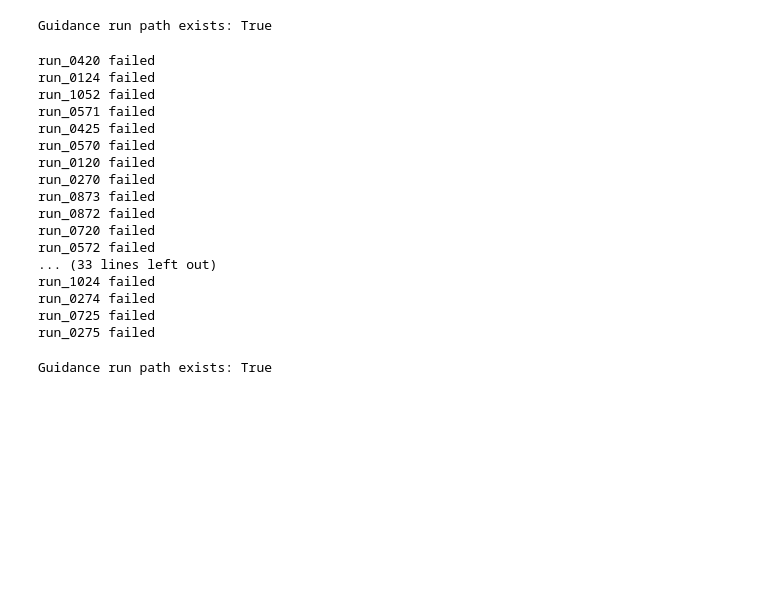
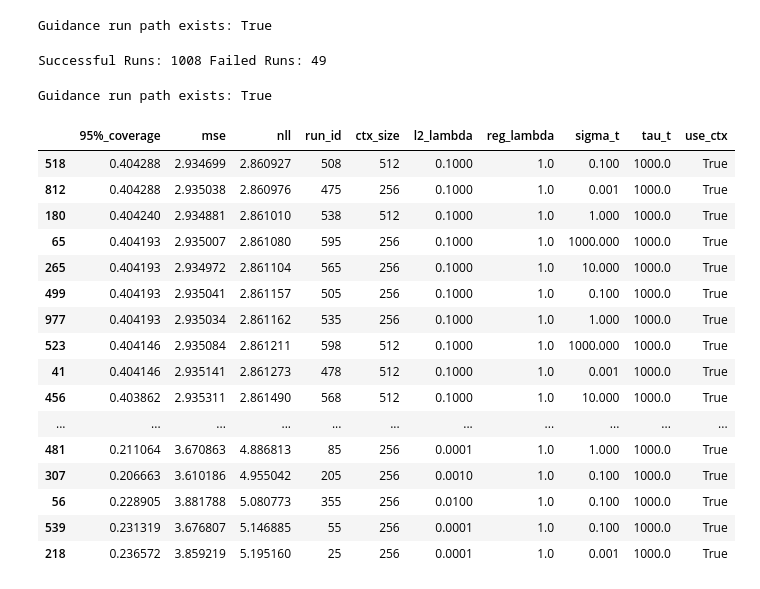
Before and after one commit to Detriatis/context-guided-diffusion, a Jupyter notebook: swiss_roll/data/data_exploration.ipynb, the cells around one changed output. Drawn from its saved outputs; the diff is of its cells as text; code cells hidden in the pictures; blank space fills up the shorter version.

```diff
--- a/swiss_roll/data/data_exploration.ipynb
+++ b/swiss_roll/data/data_exploration.ipynb
@@ -13,7 +13,8 @@ metrics_filename = 'eval_metrics.yaml'
 # %% [output]
 Guidance run path exists: True
 # %%
-metrics_list = []
+training_metrics_list = []
+validation_metrics_list = []
 successful_runs = []
 failed_runs = []
 for root, dirs, _ in guidance_runs_path.walk():
@@ -29,35 +30,20 @@ for root, dirs, _ in guidance_runs_path.walk():
             continue
 
         successful_runs.append(run_id)
-        metrics['run_id'] = run_id
-        metrics_list.append(metrics)
-
-metrics_dataframe = pd.DataFrame.from_records(metrics_list)
+        metrics['training_metrics']['run_id'] = run_id
+        metrics['validation_metrics']['run_id'] = run_id
+        training_metrics_list.append(metrics['training_metrics'])
+        validation_metrics_list.append(metrics['validation_metrics'])
+print("Successful Runs:", len(successful_runs), "Failed Runs:", len(failed_runs))
+training_metrics_dataframe = pd.DataFrame.from_records(training_metrics_list)
+validation_metrics_dataframe = pd.DataFrame.from_records(validation_metrics_list)
 # %% [output]
-run_0420 failed
-run_0124 failed
-run_1052 failed
-run_0571 failed
-run_0425 failed
-run_0570 failed
-run_0120 failed
-run_0270 failed
-run_0873 failed
-run_0872 failed
-run_0720 failed
-run_0572 failed
-... (33 lines left out)
-run_1024 failed
-run_0274 failed
-run_0725 failed
-run_0275 failed
+Successful Runs: 1008 Failed Runs: 49
-# %%
-guidance_confs_path = CONF_DIR / 'guidance_conf'
-
-print('Guidance run path exists:', guidance_runs_path.exists())
-# %% [output]
-Guidance run path exists: True
 # %%
+guidance_confs_path = CONF_DIR / 'guidance_conf'
+
+print('Guidance run path exists:', guidance_runs_path.exists())
+
 conf_list = []
 failed_conf_list = []
 for root, _, files in guidance_confs_path.walk():
@@ -76,6 +62,32 @@ for root, _, files in guidance_confs_path.walk():
 
 conf_dataframe = pd.DataFrame.from_records(conf_list)
 failed_conf_dataframe = pd.DataFrame.from_records(failed_conf_list)
+# %% [output]
+Guidance run path exists: True
+# %%
+val_conf = validation_metrics_dataframe.merge(conf_dataframe, how='inner', on='run_id')
+val_conf = val_conf.sort_values(by='nll')
+best_run = val_conf.iloc[0]['run_id']
+# %%
+val_conf[val_conf['l2_lambda'] < 1][val_conf['tau_t'] == 1000][val_conf['reg_lambda']==1]
+# %% [output]
+|  | 95%_coverage | mse | nll | run_id | ctx_size | l2_lambda | reg_lambda | sigma_t | tau_t | use_ctx |
+| 518 | 0.404288 | 2.934699 | 2.860927 | 508 | 512 | 0.1000 | 1.0 | 0.100 | 1000.0 | True |
+| 812 | 0.404288 | 2.935038 | 2.860976 | 475 | 256 | 0.1000 | 1.0 | 0.001 | 1000.0 | True |
+| 180 | 0.404240 | 2.934881 | 2.861010 | 538 | 512 | 0.1000 | 1.0 | 1.000 | 1000.0 | True |
+| 65 | 0.404193 | 2.935007 | 2.861080 | 595 | 256 | 0.1000 | 1.0 | 1000.000 | 1000.0 | True |
+| 265 | 0.404193 | 2.934972 | 2.861104 | 565 | 256 | 0.1000 | 1.0 | 10.000 | 1000.0 | True |
+| 499 | 0.404193 | 2.935041 | 2.861157 | 505 | 256 | 0.1000 | 1.0 | 0.100 | 1000.0 | True |
+| 977 | 0.404193 | 2.935034 | 2.861162 | 535 | 256 | 0.1000 | 1.0 | 1.000 | 1000.0 | True |
+| 523 | 0.404146 | 2.935084 | 2.861211 | 598 | 512 | 0.1000 | 1.0 | 1000.000 | 1000.0 | True |
+| 41 | 0.404146 | 2.935141 | 2.861273 | 478 | 512 | 0.1000 | 1.0 | 0.001 | 1000.0 | True |
+| 456 | 0.403862 | 2.935311 | 2.861490 | 568 | 512 | 0.1000 | 1.0 | 10.000 | 1000.0 | True |
+| ... | ... | ... | ... | ... | ... | ... | ... | ... | ... | ... |
+| 481 | 0.211064 | 3.670863 | 4.886813 | 85 | 256 | 0.0001 | 1.0 | 1.000 | 1000.0 | True |
+| 307 | 0.206663 | 3.610186 | 4.955042 | 205 | 256 | 0.0010 | 1.0 | 0.100 | 1000.0 | True |
+| 56 | 0.228905 | 3.881788 | 5.080773 | 355 | 256 | 0.0100 | 1.0 | 0.100 | 1000.0 | True |
+| 539 | 0.231319 | 3.676807 | 5.146885 | 55 | 256 | 0.0001 | 1.0 | 0.100 | 1000.0 | True |
+| 218 | 0.236572 | 3.859219 | 5.195160 | 25 | 256 | 0.0001 | 1.0 | 0.001 | 1000.0 | True |
 # %%
 import torch
 import numpy as np
```
Also changed, not shown: parts of 3 cells of this notebook, 1 other file.
